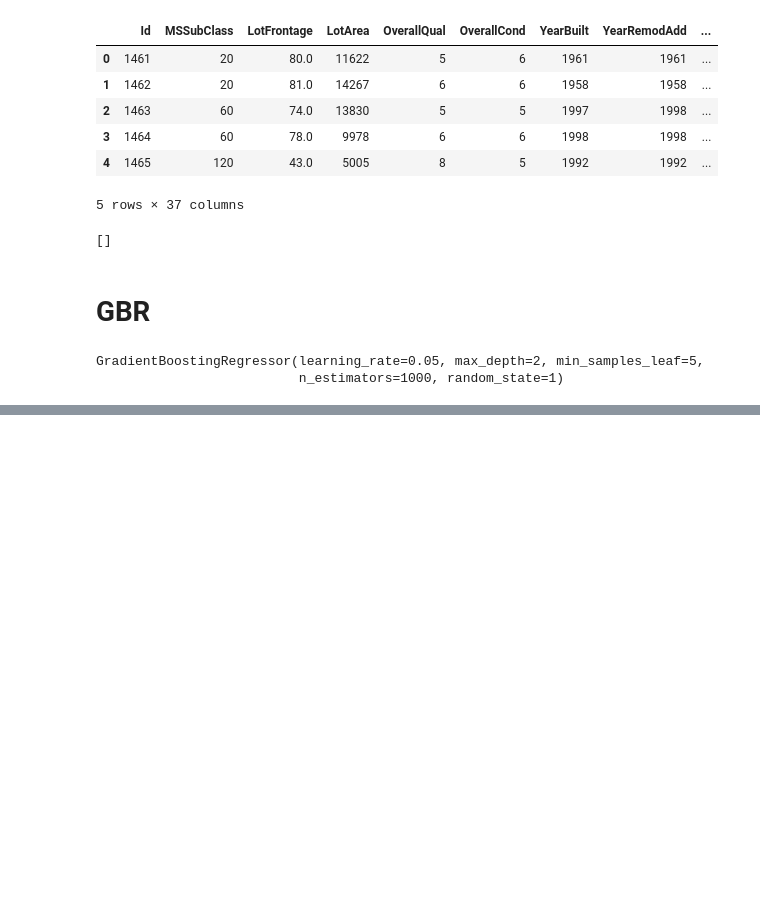
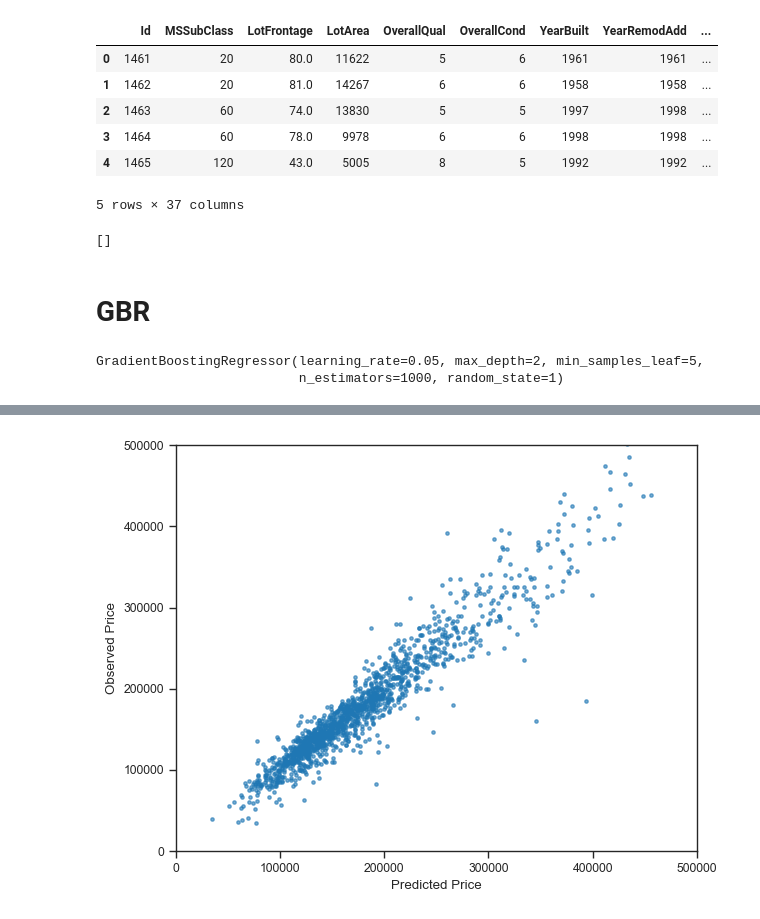
Before and after one commit to yummypugs/Data-Analytics-in-Business, a Jupyter notebook: 3.3.1 Stringless_Gradient_Regressor.ipynb, the cells around one changed output, grey strips where cells are left out. Saved outputs shown, nothing was run; the diff lists cells and outputs as text; code cells hidden in the pictures; blank space fills up the shorter version.

```diff
--- a/3.3.1 Stringless_Gradient_Regressor.ipynb
+++ b/3.3.1 Stringless_Gradient_Regressor.ipynb
@@ -107,0 +126,4 @@ array([123300.12775003, 158312.23168701, 180968.23382124, ...,
+# %%
+cmn.plot_single_scatter(predicted=y_reverse_predicted, observed=y_train.to_numpy())
+# %% [output]
+[figure, added]
```
Also changed, not shown: parts of 14 cells of this notebook, 7 other files.
